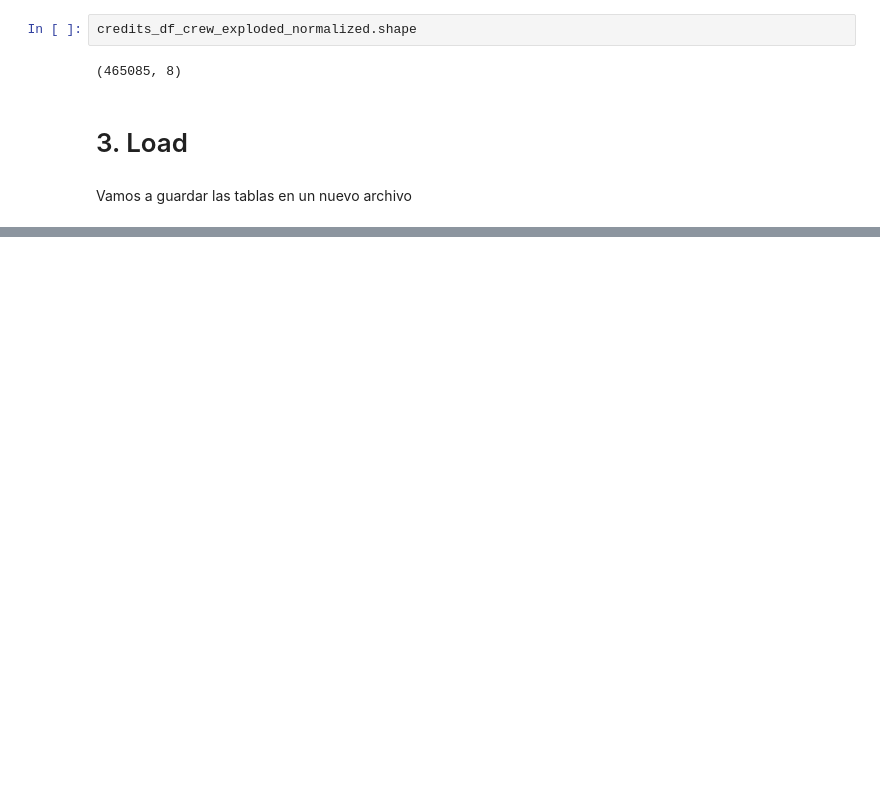
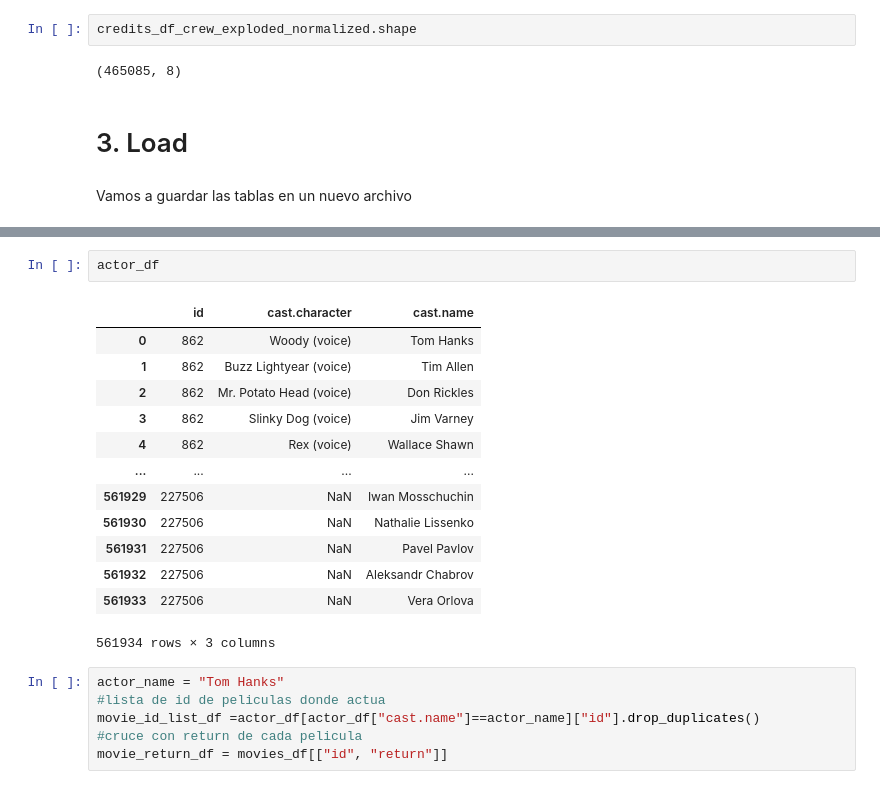
Before and after one commit to SDCaFlo/HenryProjects, a Jupyter notebook: ETL.ipynb, the cells around one changed output, grey strips where cells are left out. Saved outputs shown, nothing was run; the diff lists cells and outputs as text; blank space fills up the shorter version.

```diff
--- a/ETL.ipynb
+++ b/ETL.ipynb
@@ -355,0 +439,22 @@ movies_df_exploded_normalized.to_csv("transformed/movies_df", index=False)
+# %%
+actor_df
+# %% [output]
+|  | id | cast.character | cast.name |
+| 0 | 862 | Woody (voice) | Tom Hanks |
+| 1 | 862 | Buzz Lightyear (voice) | Tim Allen |
+| 2 | 862 | Mr. Potato Head (voice) | Don Rickles |
+| 3 | 862 | Slinky Dog (voice) | Jim Varney |
+| 4 | 862 | Rex (voice) | Wallace Shawn |
+| ... | ... | ... | ... |
+| 561929 | 227506 | NaN | Iwan Mosschuchin |
+| 561930 | 227506 | NaN | Nathalie Lissenko |
+| 561931 | 227506 | NaN | Pavel Pavlov |
+| 561932 | 227506 | NaN | Aleksandr Chabrov |
+| 561933 | 227506 | NaN | Vera Orlova |
+561934 rows × 3 columns
+# %%
+actor_name = "Tom Hanks"
+#lista de id de peliculas donde actua
+movie_id_list_df =actor_df[actor_df["cast.name"]==actor_name]["id"].drop_duplicates()
+#cruce con return de cada pelicula
+movie_return_df = movies_df[["id", "return"]]
```
Also changed, not shown: parts of 17 cells of this notebook, 1 other file.
